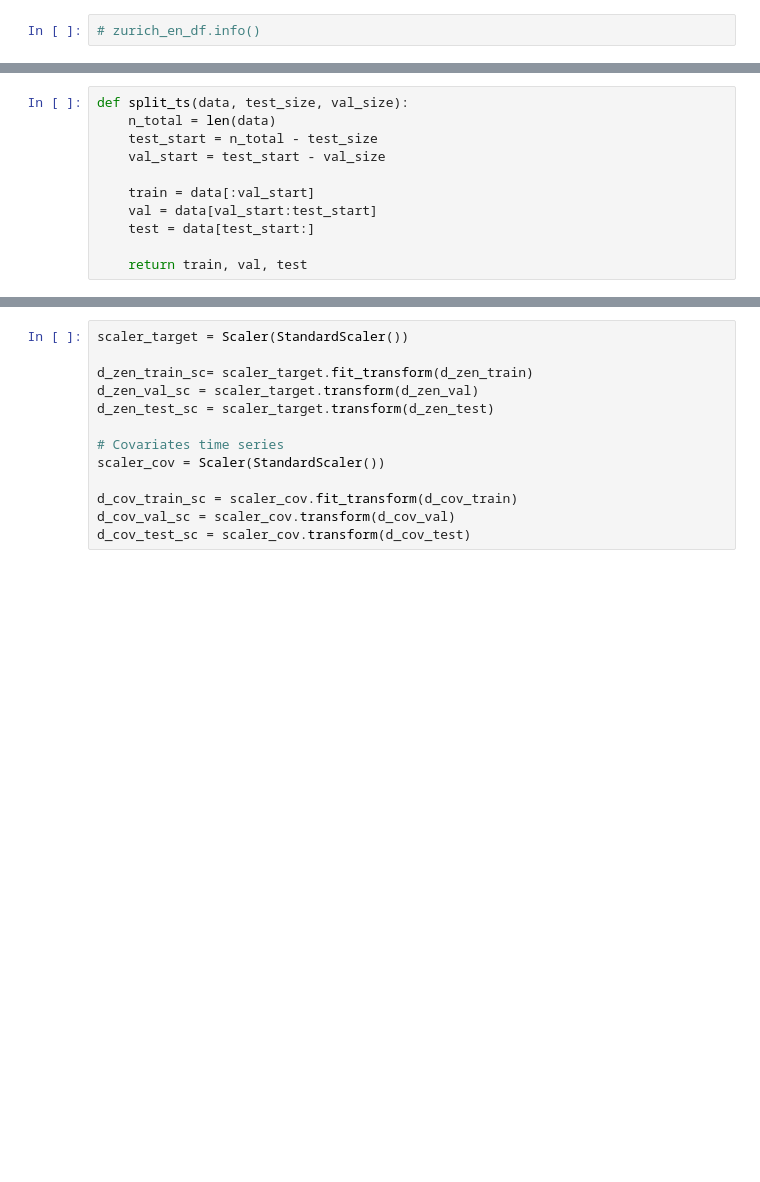
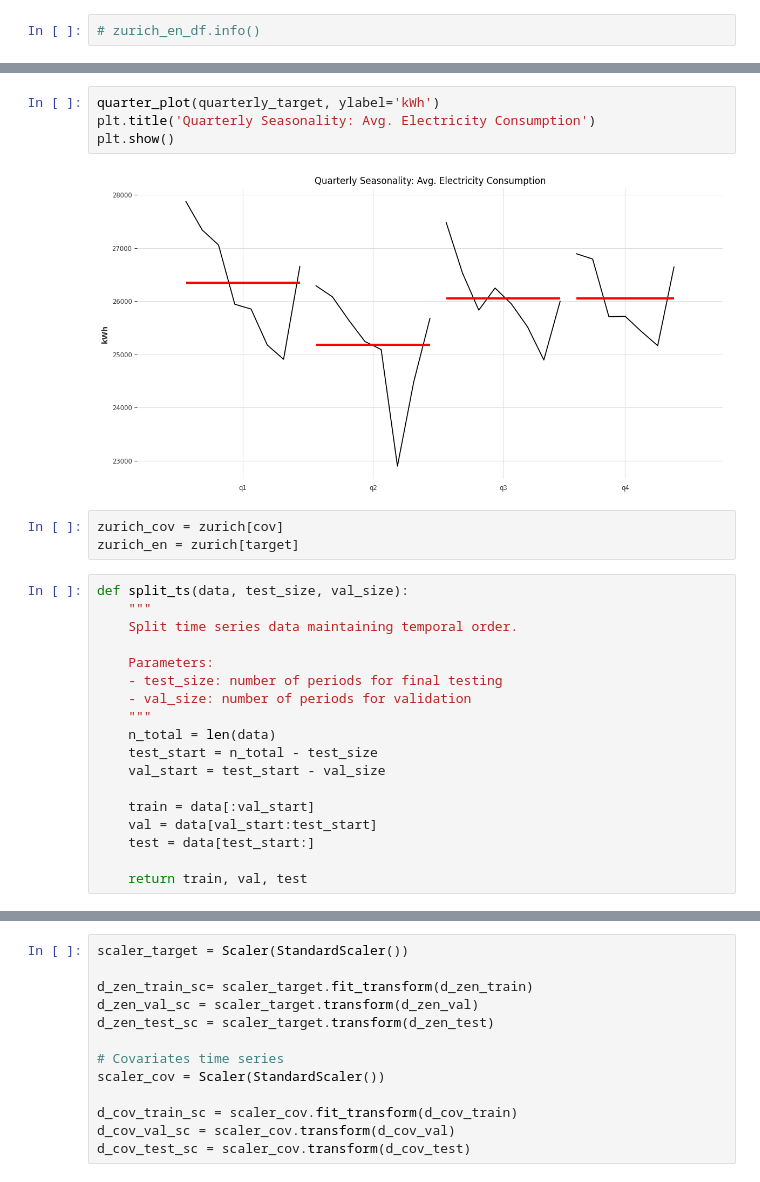
Before and after one commit to PacktPublishing/Time-Series-Analysis-with-Python-Cookbook-Second-Edition, a Jupyter notebook: code/Ch13/Chapter 13 (use this one).ipynb, the cells around one changed output, grey strips where cells are left out. Drawn from its saved outputs; the diff is of its cells as text; blank space fills up the shorter version.

```diff
--- a/code/Ch13/Chapter 13 (use this one).ipynb
+++ b/code/Ch13/Chapter 13 (use this one).ipynb
@@ -1281,5 +1280,21 @@ quarter_plot(zurich_df[target].resample('QE').mean());
+# %%
+quarter_plot(quarterly_target, ylabel='kWh')
+plt.title('Quarterly Seasonality: Avg. Electricity Consumption')
+plt.show()
+# %% [output]
+[figure, added]
+# %%
+zurich_cov = zurich[cov]
+zurich_en = zurich[target]
 # %%
 def split_ts(data, test_size, val_size):
+    """
+    Split time series data maintaining temporal order.
+
+    Parameters:
+    - test_size: number of periods for final testing
+    - val_size: number of periods for validation
+    """
     n_total = len(data)
     test_start = n_total - test_size
     val_start = test_start - val_size
```
Also changed, not shown: parts of 49 cells of this notebook.
